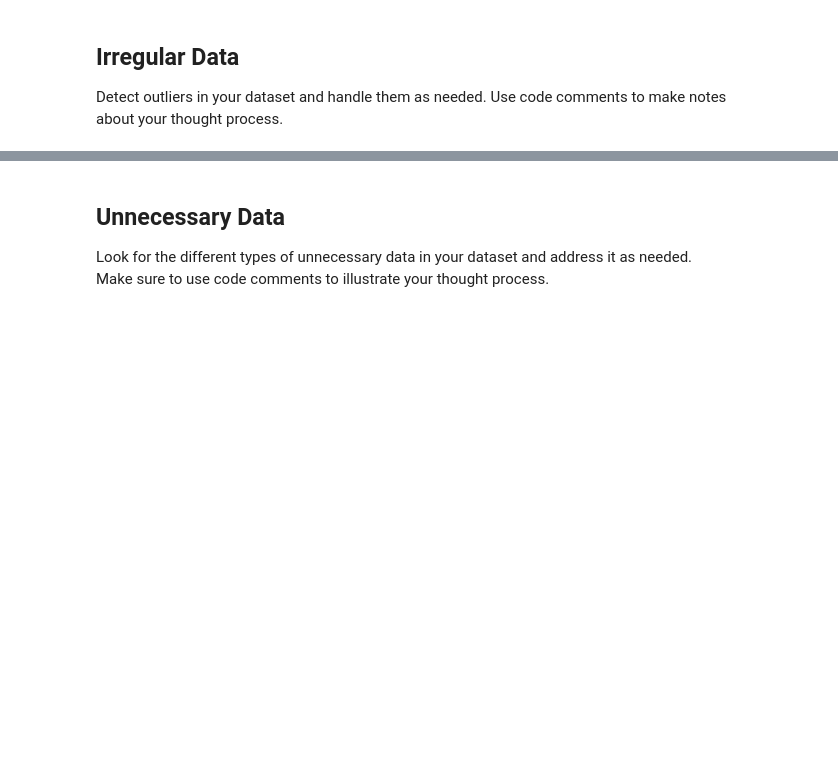
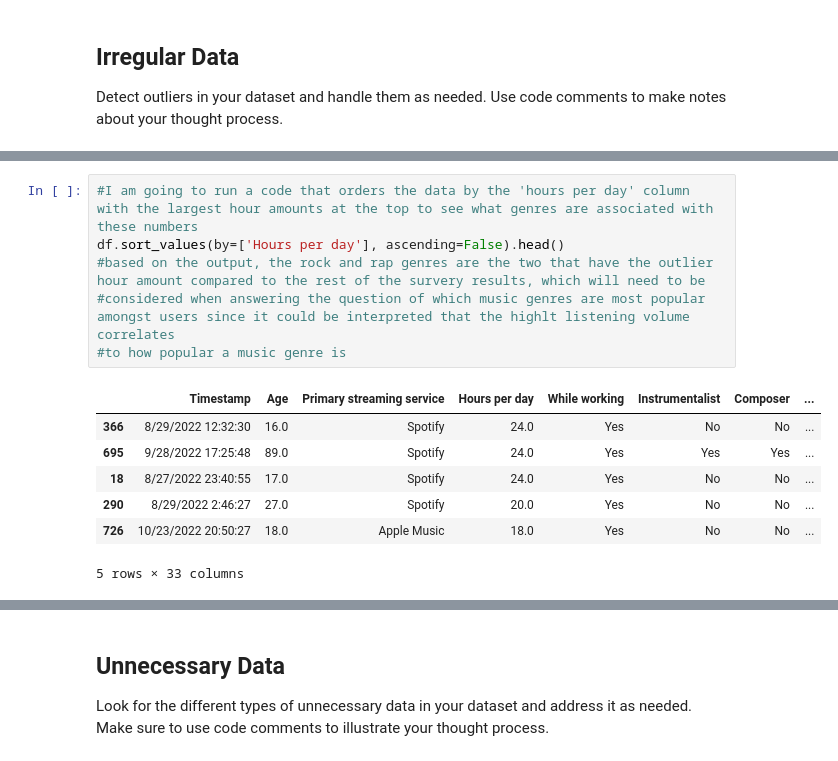
Before and after one commit to dbrazi/cleaning-data-checkpoint, a Jupyter notebook: checkpoint-three.ipynb, the cells around one changed output, grey strips where cells are left out. Saved outputs shown, nothing was run; the diff lists cells and outputs as text; blank space fills up the shorter version.

```diff
--- a/checkpoint-three.ipynb
+++ b/checkpoint-three.ipynb
@@ -106,3 +111,17 @@ Detect outliers in your dataset and handle them as needed. Use code comments to
 # %% [output]
 [figure]
 <AxesSubplot:xlabel='Age', ylabel='Hours per day'>
+# %%
+#I am going to run a code that orders the data by the 'hours per day' column with the largest hour amounts at the top to see what genres are associated with these numbers
+df.sort_values(by=['Hours per day'], ascending=False).head()
+#based on the output, the rock and rap genres are the two that have the outlier hour amount compared to the rest of the survery results, which will need to be
+#considered when answering the question of which music genres are most popular amongst users since it could be interpreted that the highlt listening volume correlates
+#to how popular a music genre is
+# %% [output]
+|  | Timestamp | Age | Primary streaming service | Hours per day | While working | Instrumentalist | Composer | ... |
+| 366 | 8/29/2022 12:32:30 | 16.0 | Spotify | 24.0 | Yes | No | No | ... |
+| 695 | 9/28/2022 17:25:48 | 89.0 | Spotify | 24.0 | Yes | Yes | Yes | ... |
+| 18 | 8/27/2022 23:40:55 | 17.0 | Spotify | 24.0 | Yes | No | No | ... |
+| 290 | 8/29/2022 2:46:27 | 27.0 | Spotify | 20.0 | Yes | No | No | ... |
+| 726 | 10/23/2022 20:50:27 | 18.0 | Apple Music | 18.0 | Yes | No | No | ... |
+5 rows × 33 columns
```
Also changed, not shown: parts of 13 cells of this notebook.
